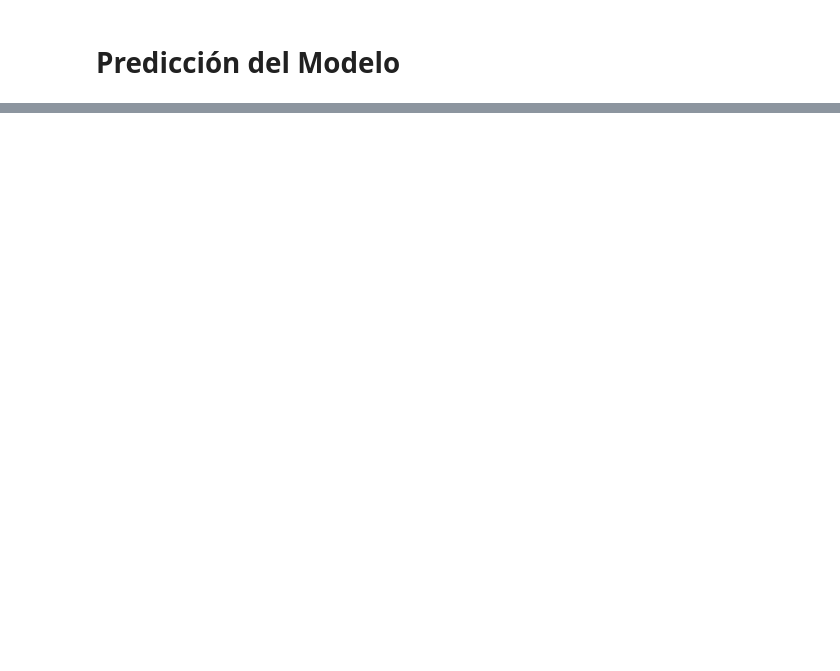
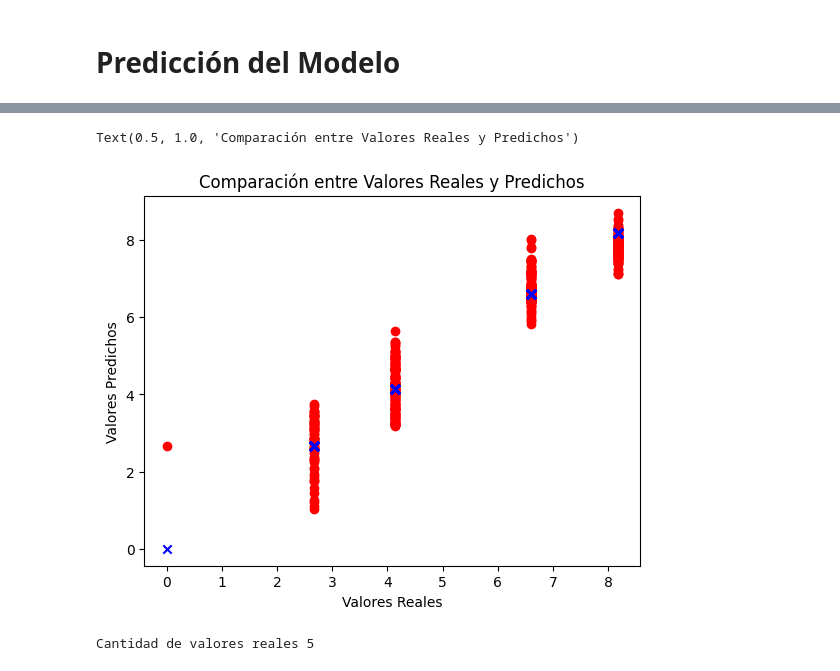
Before and after one commit to Aristondo01/Prediccion_sensores, a Jupyter notebook: Sensores.ipynb, the cells around one changed output, grey strips where cells are left out. Cells and saved outputs as stored; diff of their text form; code cells hidden in the pictures; blank space fills up the shorter version.

```diff
--- a/Sensores.ipynb
+++ b/Sensores.ipynb
@@ -82,7 +98,7 @@ plt.show()
 X = sensores_crudos[['angulo_normalized','V_medido_normalized']]
 y = sensores_crudos['V real']
 
-X_train, X_test, y_train, y_test = train_test_split(X, y, test_size=0.2, random_state=42)
+X_train, X_test, y_train, y_test = train_test_split(X, y, test_size=0.4, random_state=2)
 
 modelo = LinearRegression()
 
@@ -99,0 +120,13 @@ R^2 Score: 0.9102162136183283
+# %%
+plt.scatter(y_test, y_pred, color='red', label='Predichos')
+plt.scatter(y_test, y_test, color='blue', marker='x', label='Reales')
+plt.xlabel('Valores Reales')
+plt.ylabel('Valores Predichos')
+plt.title('Comparación entre Valores Reales y Predichos')
+# %% [output]
+Text(0.5, 1.0, 'Comparación entre Valores Reales y Predichos')
+[figure, added]
+# %%
+print("Cantidad de valores reales",sensores_crudos["V real"].unique().shape[0])
+# %% [output]
+Cantidad de valores reales 5
```
Also changed, not shown: parts of 10 cells of this notebook.
